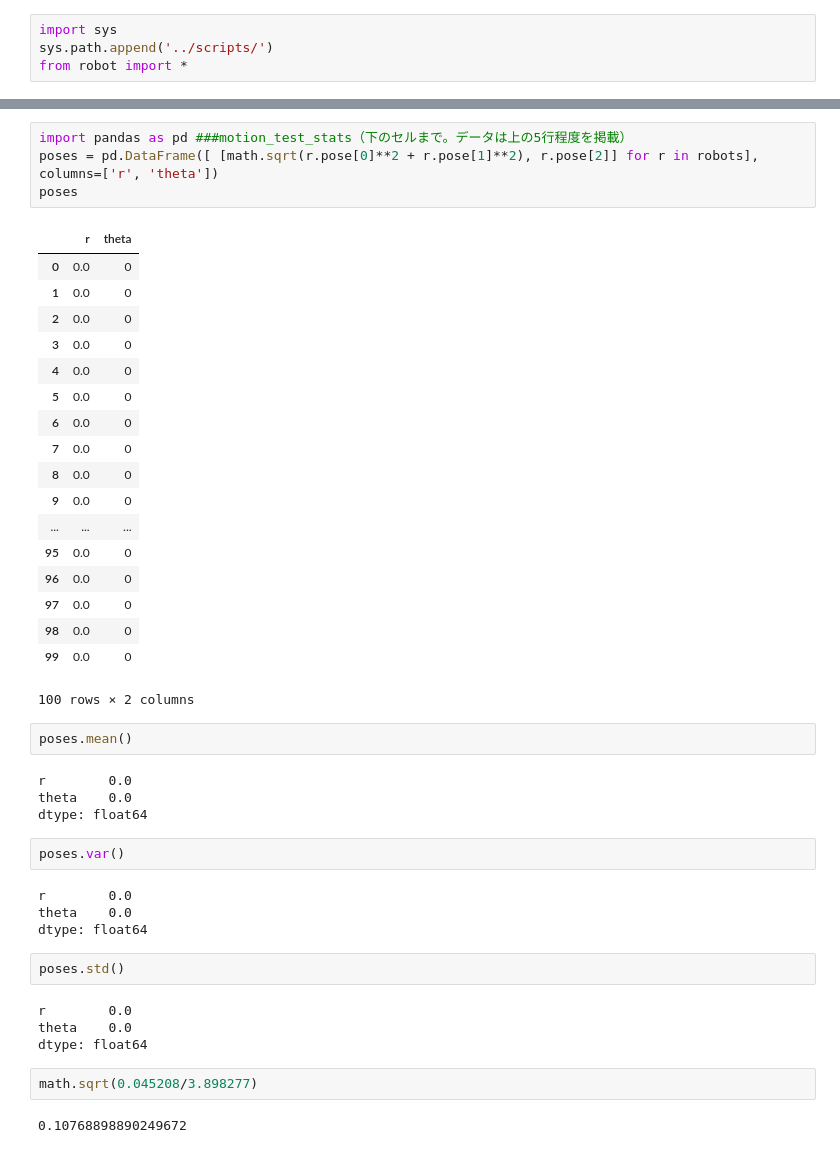
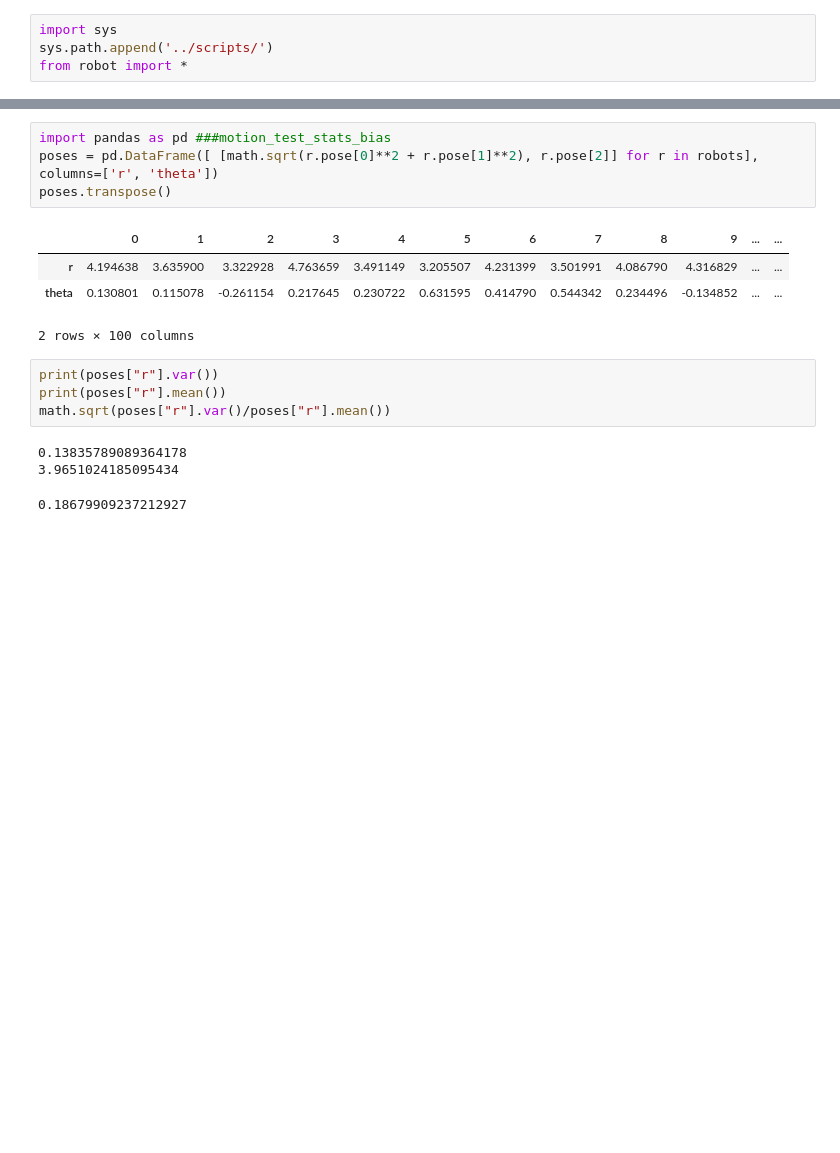
Before and after one commit to ryuichiueda/LNPR_BOOK_CODES, a Jupyter notebook: section_particle_filter/motion_test_forward_bias.ipynb, the cells around one changed output, grey strips where cells are left out. Saved outputs shown, nothing was run; the diff lists cells and outputs as text; blank space fills up the shorter version.

```diff
--- a/section_particle_filter/motion_test_forward_bias.ipynb
+++ b/section_particle_filter/motion_test_forward_bias.ipynb
@@ -18,47 +18,19 @@ world.draw()
 [interactive output not drawn]
 [interactive output not drawn]
 # %%
-import pandas as pd ###motion_test_stats（下のセルまで。データは上の5行程度を掲載）
+import pandas as pd ###motion_test_stats_bias
 poses = pd.DataFrame([ [math.sqrt(r.pose[0]**2 + r.pose[1]**2), r.pose[2]] for r in robots], columns=['r', 'theta'])
-poses
+poses.transpose()
 # %% [output]
-|  | r | theta |
-| 0 | 0.0 | 0 |
-| 1 | 0.0 | 0 |
-| 2 | 0.0 | 0 |
-| 3 | 0.0 | 0 |
-| 4 | 0.0 | 0 |
-| 5 | 0.0 | 0 |
-| 6 | 0.0 | 0 |
-| 7 | 0.0 | 0 |
-| 8 | 0.0 | 0 |
-| 9 | 0.0 | 0 |
-| ... | ... | ... |
-| 95 | 0.0 | 0 |
-| 96 | 0.0 | 0 |
-| 97 | 0.0 | 0 |
-| 98 | 0.0 | 0 |
-| 99 | 0.0 | 0 |
+|  | 0 | 1 | 2 | 3 | 4 | 5 | 6 | 7 | 8 | 9 | ... | ... |
+| r | 4.194638 | 3.635900 | 3.322928 | 4.763659 | 3.491149 | 3.205507 | 4.231399 | 3.501991 | 4.086790 | 4.316829 | ... | ... |
+| theta | 0.130801 | 0.115078 | -0.261154 | 0.217645 | 0.230722 | 0.631595 | 0.414790 | 0.544342 | 0.234496 | -0.134852 | ... | ... |
-100 rows × 2 columns
+2 rows × 100 columns
-# %%
-poses.mean()
-# %% [output]
-r        0.0
-theta    0.0
-dtype: float64
-# %%
-poses.var()
-# %% [output]
-r        0.0
-theta    0.0
-dtype: float64
-# %%
-poses.std()
-# %% [output]
-r        0.0
-theta    0.0
-dtype: float64
-# %%
-math.sqrt(0.045208/3.898277)
-# %% [output]
-0.10768898890249672
+# %%
+print(poses["r"].var())
+print(poses["r"].mean())
+math.sqrt(poses["r"].var()/poses["r"].mean())
+# %% [output]
+0.13835789089364178
+3.9651024185095434
+0.18679909237212927
```
Also changed, not shown: parts of 1 cell of this notebook, 3 other files.
